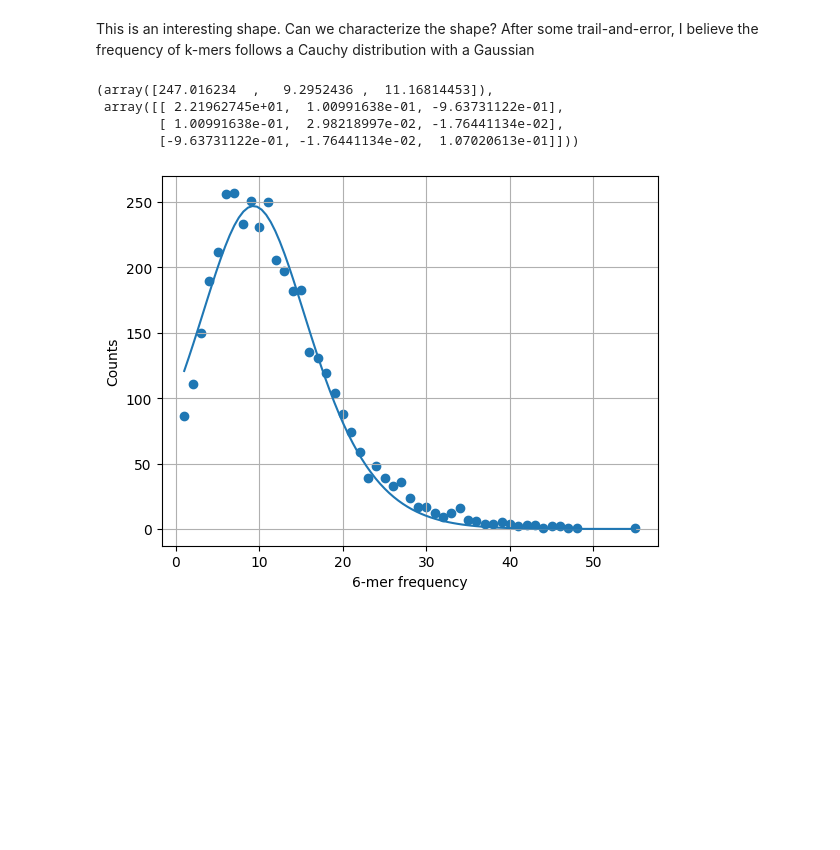
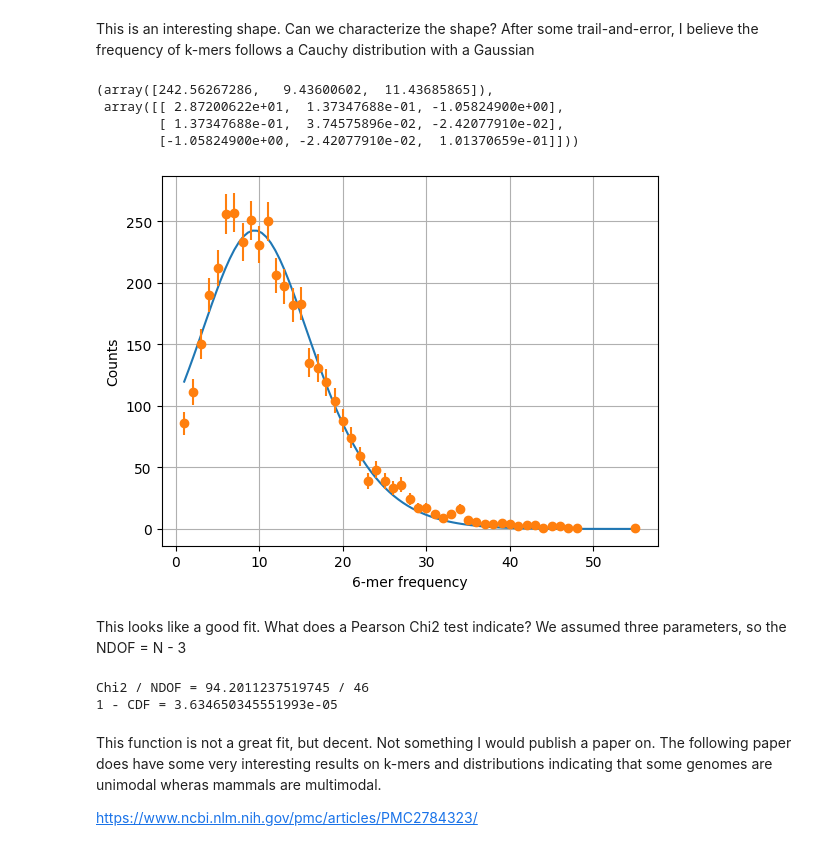
Before and after one commit to hoganman/algorithms-genomic-sequencing, a Jupyter notebook: Week2.ipynb, the cells around one changed output. Cells and saved outputs as stored; diff of their text form; code cells hidden in the pictures; blank space fills up the shorter version.

Commit message:
Analyze results of fit

```diff
--- a/Week2.ipynb
+++ b/Week2.ipynb
@@ -150,34 +150,62 @@ kmer_fit = curve_fit(
         (0.5 * np.max(ydata), -50., 1.),
         (2.0 * np.max(ydata), 50., 1000)
     ],
+    sigma=np.diag(np.sqrt(ydata))
 )
 
 kmer_fit
 # %% [output]
-(array([247.016234  ,   9.2952436 ,  11.16814453]),
- array([[ 2.21962745e+01,  1.00991638e-01, -9.63731122e-01],
-        [ 1.00991638e-01,  2.98218997e-02, -1.76441134e-02],
-        [-9.63731122e-01, -1.76441134e-02,  1.07020613e-01]]))
+(array([242.56267286,   9.43600602,  11.43685865]),
+ array([[ 2.87200622e+01,  1.37347688e-01, -1.05824900e+00],
+        [ 1.37347688e-01,  3.74575896e-02, -2.42077910e-02],
+        [-1.05824900e+00, -2.42077910e-02,  1.01370659e-01]]))
 # %%
 fig_fit_fcn, ax_fit_fcn = plt.subplots()
 
 x_linear = np.linspace(
     np.min(xdata),
     np.max(xdata),
     num=100
 )
+ax_fit_fcn: plt.Axes
 ax_fit_fcn.plot(
     x_linear,
     fit_fcn(x_linear, *tuple(kmer_fit[0])),
 )
-ax_fit_fcn.scatter(
+ax_fit_fcn.errorbar(
     xdata,
-    ydata
+    ydata,
+    np.sqrt(ydata),
+    fmt="o"
 )
 
 ax_fit_fcn.set_xlabel(f"{lambda_indexer.size}-mer frequency")
 ax_fit_fcn.set_ylabel("Counts")
 ax_fit_fcn.grid(True)
 plt.show(fig_fit_fcn)
 # %% [output]
-[figure, old version]
+[figure, new version]
+# %% [markdown]
+This looks like a good fit. What does a Pearson Chi2 test indicate? We assumed three parameters, so the NDOF = N - 3
+# %%
+from scipy.stats import chi2
+
+chi2_val = sum(
+    [
+        np.power(
+            (fit_fcn(xdata[index], *tuple(kmer_fit[0])) - ydata[index]) / np.sqrt(ydata[index]),
+            2
+        )
+        for index in range(len(xdata))
+    ]
+)
+
+print(f"Chi2 / NDOF = {chi2_val} / {len(ydata) - 3}")
+print(f"1 - CDF = {1 - chi2.cdf(chi2_val, len(ydata) - 3)}")
+# %% [output]
+Chi2 / NDOF = 94.2011237519745 / 46
+1 - CDF = 3.634650345551993e-05
+# %% [markdown]
+This function is not a great fit, but decent. Not something I would publish a paper on. The following paper does have some very interesting results on k-mers and distributions indicating that some genomes are unimodal wheras mammals are multimodal.
+
+https://www.ncbi.nlm.nih.gov/pmc/articles/PMC2784323/
```
